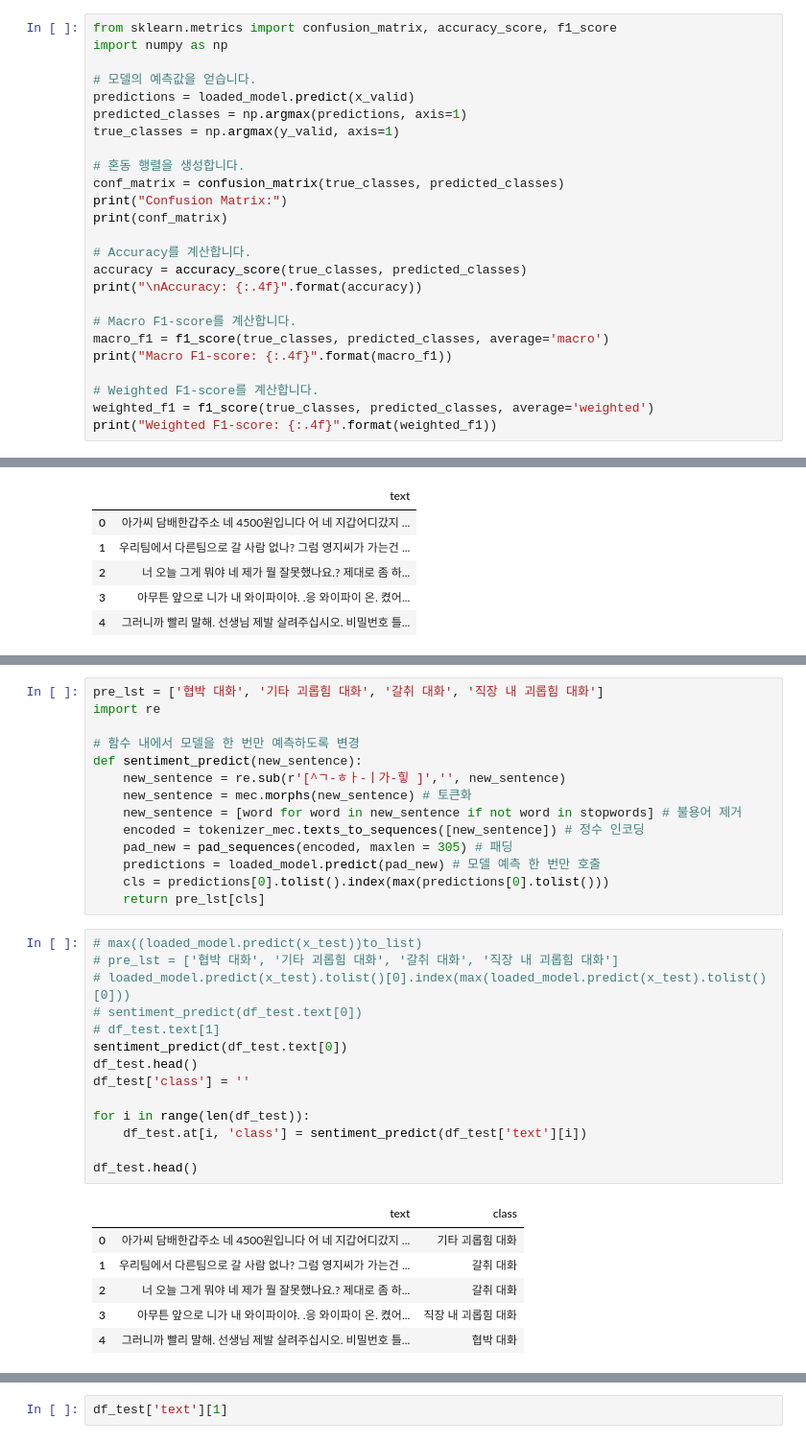
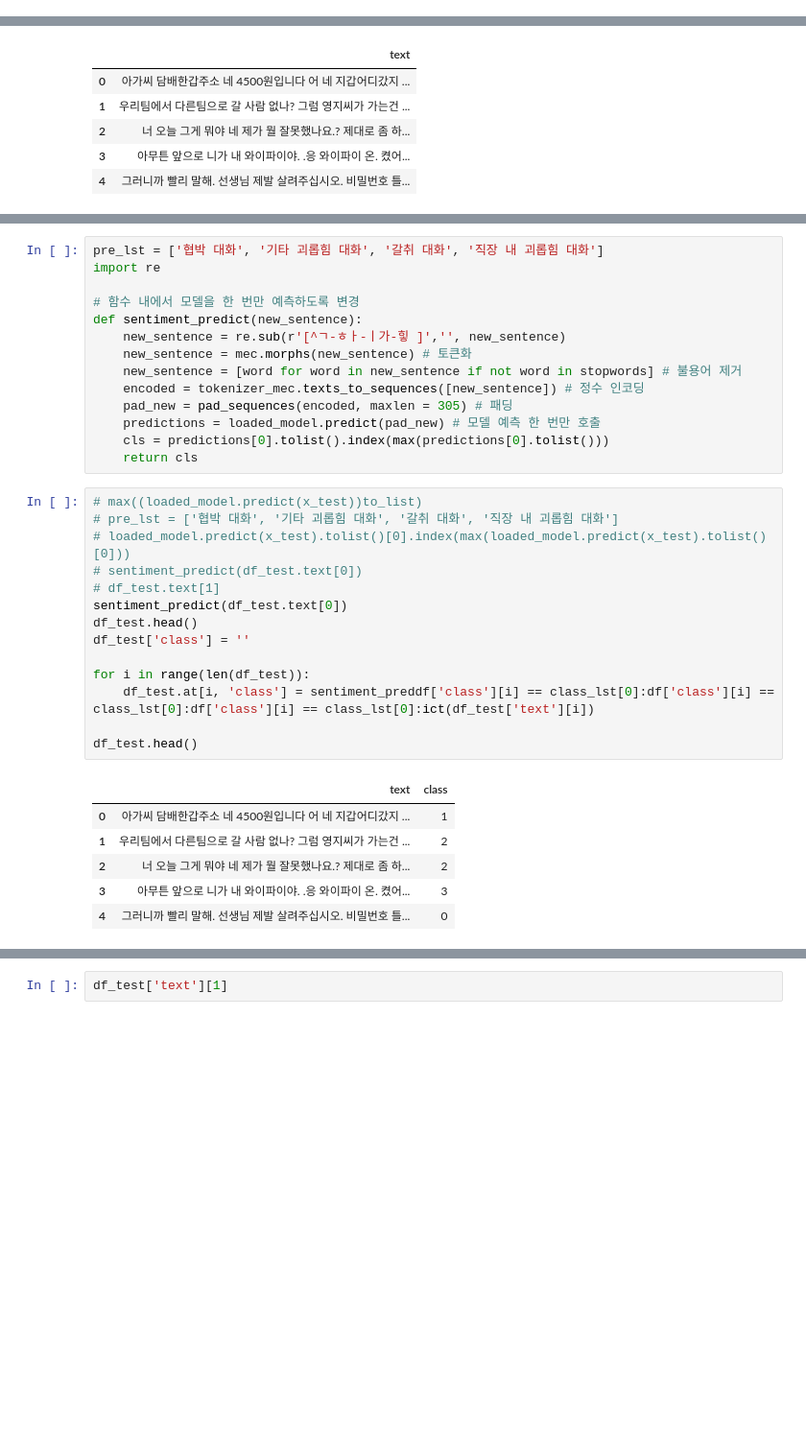
Before and after one commit to minsung6333/DLthon_ttolmang, a Jupyter notebook: Jhun/CNN.ipynb, the cells around one changed output, grey strips where cells are left out. Shown at 96% size. Cells and saved outputs as stored; diff of their text form; blank space fills up the shorter version.

```diff
--- a/Jhun/CNN.ipynb
+++ b/Jhun/CNN.ipynb
@@ -361,28 +357,3 @@ plt.show()
-# %%
-from sklearn.metrics import confusion_matrix, accuracy_score, f1_score
-import numpy as np
-
-# 모델의 예측값을 얻습니다.
-predictions = loaded_model.predict(x_valid)
-predicted_classes = np.argmax(predictions, axis=1)
-true_classes = np.argmax(y_valid, axis=1)
-
-# 혼동 행렬을 생성합니다.
-conf_matrix = confusion_matrix(true_classes, predicted_classes)
-print("Confusion Matrix:")
-print(conf_matrix)
-
-# Accuracy를 계산합니다.
-accuracy = accuracy_score(true_classes, predicted_classes)
-print("\nAccuracy: {:.4f}".format(accuracy))
-
-# Macro F1-score를 계산합니다.
-macro_f1 = f1_score(true_classes, predicted_classes, average='macro')
-print("Macro F1-score: {:.4f}".format(macro_f1))
-
-# Weighted F1-score를 계산합니다.
-weighted_f1 = f1_score(true_classes, predicted_classes, average='weighted')
-print("Weighted F1-score: {:.4f}".format(weighted_f1))
 # %%
 test_path =  os.getenv('HOME')+"/aiffel/DLthon_data/test.csv"
 df_test = pd.read_csv(test_path)
@@ -425,26 +396,26 @@ def sentiment_predict(new_sentence):
     pad_new = pad_sequences(encoded, maxlen = 305) # 패딩
     predictions = loaded_model.predict(pad_new) # 모델 예측 한 번만 호출
     cls = predictions[0].tolist().index(max(predictions[0].tolist()))
-    return pre_lst[cls]
+    return cls
 # %%
 # max((loaded_model.predict(x_test))to_list)
 # pre_lst = ['협박 대화', '기타 괴롭힘 대화', '갈취 대화', '직장 내 괴롭힘 대화']
 # loaded_model.predict(x_test).tolist()[0].index(max(loaded_model.predict(x_test).tolist()[0]))
 # sentiment_predict(df_test.text[0])
 # df_test.text[1]
 sentiment_predict(df_test.text[0])
 df_test.head()
 df_test['class'] = ''
 
 for i in range(len(df_test)):
-    df_test.at[i, 'class'] = sentiment_predict(df_test['text'][i])
+    df_test.at[i, 'class'] = sentiment_preddf['class'][i] == class_lst[0]:df['class'][i] == class_lst[0]:df['class'][i] == class_lst[0]:ict(df_test['text'][i])
 
 df_test.head()
 # %% [output]
 |  | text | class |
-| 0 | 아가씨 담배한갑주소 네 4500원입니다 어 네 지갑어디갔지 ... | 기타 괴롭힘 대화 |
-| 1 | 우리팀에서 다른팀으로 갈 사람 없나? 그럼 영지씨가 가는건 ... | 갈취 대화 |
-| 2 | 너 오늘 그게 뭐야 네 제가 뭘 잘못했나요.? 제대로 좀 하... | 갈취 대화 |
-| 3 | 아무튼 앞으로 니가 내 와이파이야. .응 와이파이 온. 켰어... | 직장 내 괴롭힘 대화 |
-| 4 | 그러니까 빨리 말해. 선생님 제발 살려주십시오. 비밀번호 틀... | 협박 대화 |
+| 0 | 아가씨 담배한갑주소 네 4500원입니다 어 네 지갑어디갔지 ... | 1 |
+| 1 | 우리팀에서 다른팀으로 갈 사람 없나? 그럼 영지씨가 가는건 ... | 2 |
+| 2 | 너 오늘 그게 뭐야 네 제가 뭘 잘못했나요.? 제대로 좀 하... | 2 |
+| 3 | 아무튼 앞으로 니가 내 와이파이야. .응 와이파이 온. 켰어... | 3 |
+| 4 | 그러니까 빨리 말해. 선생님 제발 살려주십시오. 비밀번호 틀... | 0 |
 # %%
```
Also changed, not shown: parts of 7 cells of this notebook, 4 other files.
